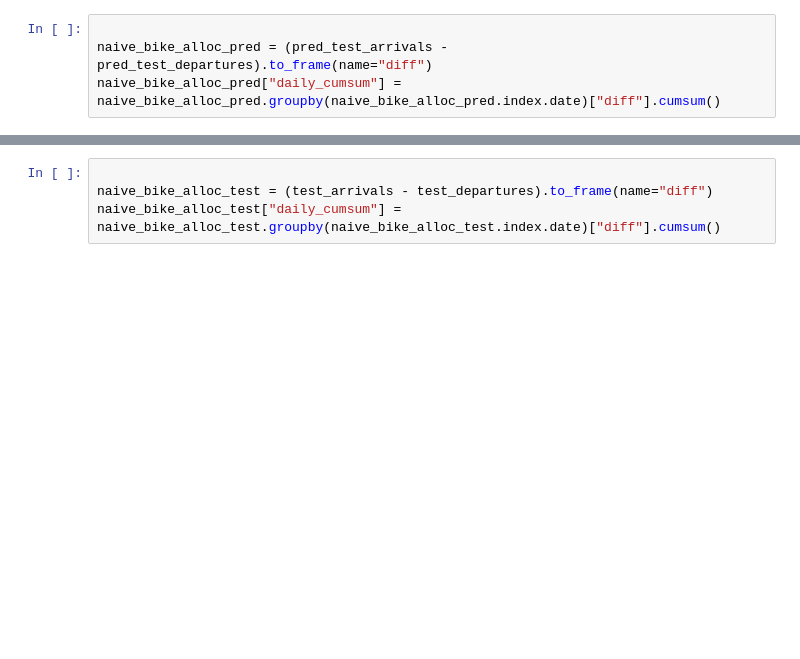
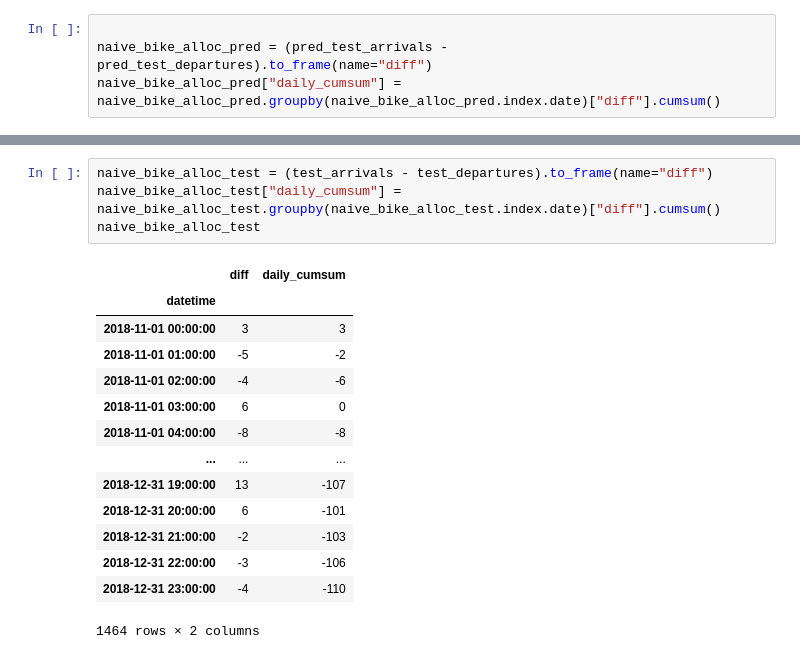
Before and after one commit to katrinemariepedersen/Business_analytics_project, a Jupyter notebook: Naive_prediction_model_12.ipynb, the cells around one changed output, grey strips where cells are left out. Drawn from its saved outputs; the diff is of its cells as text; blank space fills up the shorter version.

```diff
--- a/Naive_prediction_model_12.ipynb
+++ b/Naive_prediction_model_12.ipynb
@@ -1036,5 +990,20 @@ min_daily_cumsum_pred
 # %%
-
 naive_bike_alloc_test = (test_arrivals - test_departures).to_frame(name="diff")
 naive_bike_alloc_test["daily_cumsum"] = naive_bike_alloc_test.groupby(naive_bike_alloc_test.index.date)["diff"].cumsum()
+naive_bike_alloc_test
+# %% [output]
+|  | diff | daily_cumsum |
+| datetime |  |  |
+| 2018-11-01 00:00:00 | 3 | 3 |
+| 2018-11-01 01:00:00 | -5 | -2 |
+| 2018-11-01 02:00:00 | -4 | -6 |
+| 2018-11-01 03:00:00 | 6 | 0 |
+| 2018-11-01 04:00:00 | -8 | -8 |
+| ... | ... | ... |
+| 2018-12-31 19:00:00 | 13 | -107 |
+| 2018-12-31 20:00:00 | 6 | -101 |
+| 2018-12-31 21:00:00 | -2 | -103 |
+| 2018-12-31 22:00:00 | -3 | -106 |
+| 2018-12-31 23:00:00 | -4 | -110 |
+1464 rows × 2 columns
 # %%
```
Also changed, not shown: parts of 16 cells of this notebook, 4 other files.
